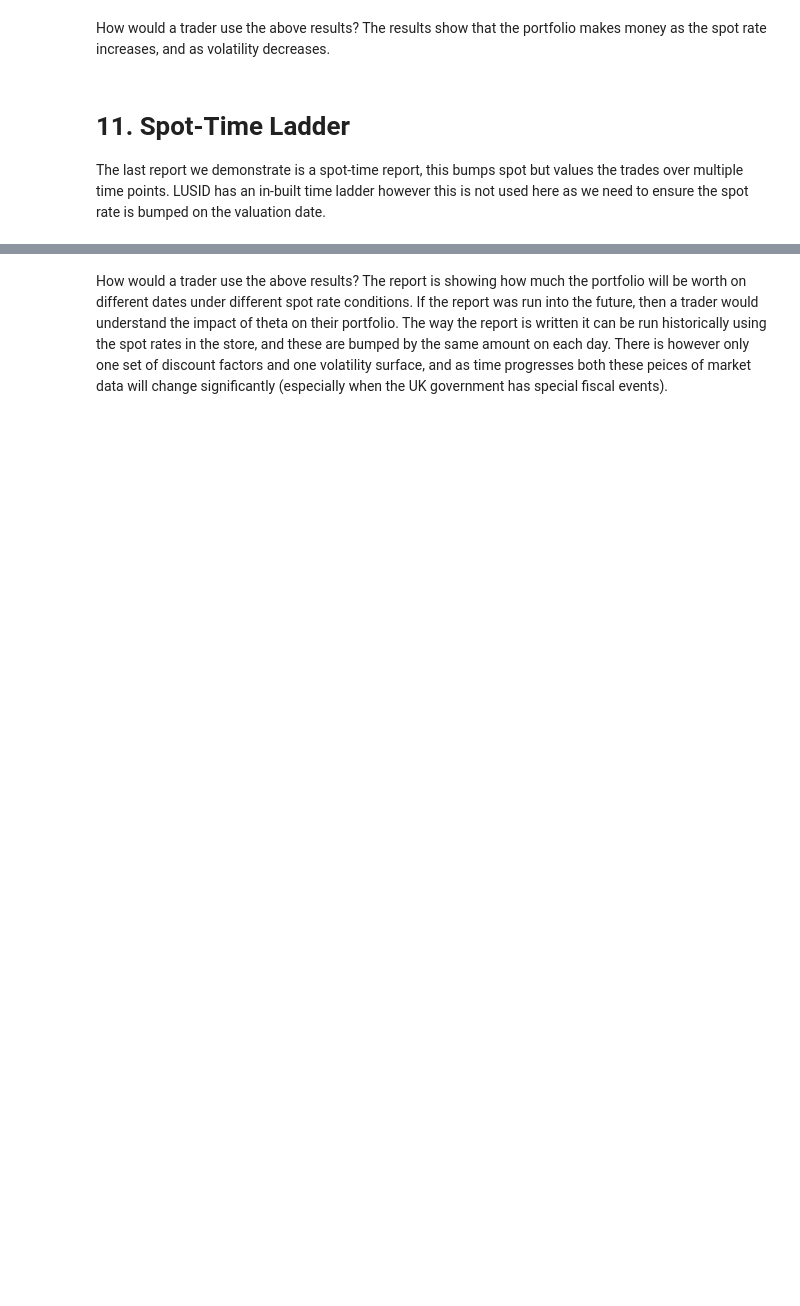
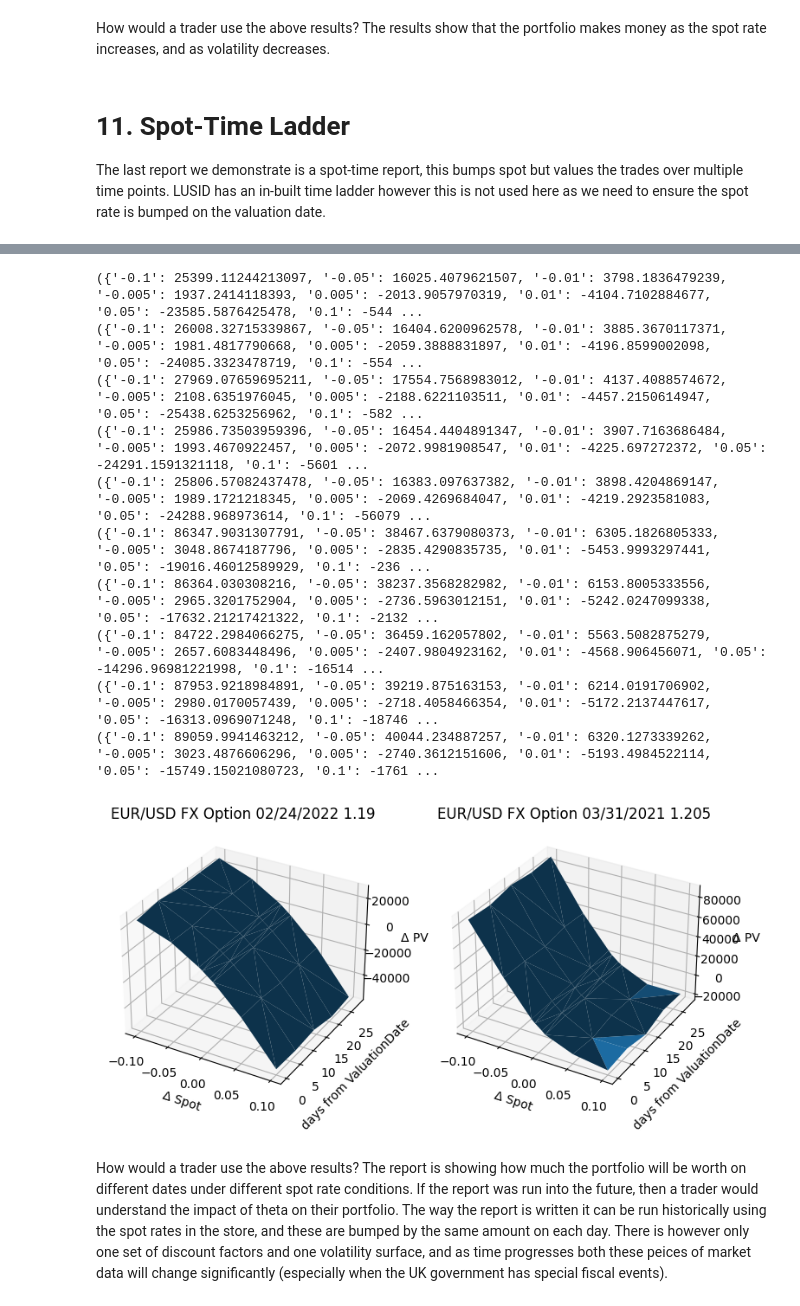
Before and after one commit to peturparkur-fbn/sample-notebooks, a Jupyter notebook: examples/use-cases/instruments/FX Option Vanilla Risk Ladders.ipynb, the cells around one changed output, grey strips where cells are left out. Saved outputs shown, nothing was run; the diff lists cells and outputs as text; code cells hidden in the pictures; blank space fills up the shorter version.

```diff
--- a/examples/use-cases/instruments/FX Option Vanilla Risk Ladders.ipynb
+++ b/examples/use-cases/instruments/FX Option Vanilla Risk Ladders.ipynb
@@ -1150,0 +1214,28 @@ display(valuation)
+# %%
+delta = '\u0394'
+val_df = run_valuation([calculation_date + timedelta(days = i * 7) for i in range(5)], portfolio_code, group_by_portfolio=False, additional_keys=[lm.AggregateSpec("Risk/Fx/Difference/Ladder", "Value")])
+valuation = restools.parse_df_resultvalues(post_process(val_df))
+display(valuation)
+
+fig = plt.figure(figsize =(14, 9))
+n = len(valuation) # num rows
+m: int = len(valuation["InstrumentName"].unique()) # num columns
+
+# plotting by grouping on InstrumentName
+for i, (k, df) in enumerate(valuation.groupby(by="InstrumentName")):
+
+    curves: list[restools.Result1D] = [list(x.values())[0] for x in df["Risk/Fx/Difference/Ladder"].values]
+
+    x: np.ndarray = np.array([[float(x) for x in crv.values.keys()] for crv in curves]).ravel() # np.ndarray[float]
+    y: np.ndarray = [(x - calculation_date).days for x in df["ValuationDate"]] * len(curves[0].values) # np.ndarray[datetime]
+    z: list[float] = np.array([list(crv.values.values()) for crv in curves]).ravel() # np.ndarray[restools.Result0D]
+
+    ax = fig.add_subplot(1, 1 + m, i + 1, projection="3d")
+    ax.plot_trisurf(x, y, z)
+    ax.set_title(f"{k}")
+    ax.set_xlabel(f"{delta} Spot")
+    ax.set_ylabel("days from ValuationDate")
+    ax.set_zlabel(f"{delta} PV")
+
+    pass
+# %% [output]
@@ -1151,2 +1253,13 @@ display(valuation)
+({'-0.1': 25399.11244213097, '-0.05': 16025.4079621507, '-0.01': 3798.1836479239, '-0.005': 1937.2414118393, '0.005': -2013.9057970319, '0.01': -4104.7102884677, '0.05': -23585.5876425478, '0.1': -544 ...
+({'-0.1': 26008.32715339867, '-0.05': 16404.6200962578, '-0.01': 3885.3670117371, '-0.005': 1981.4817790668, '0.005': -2059.3888831897, '0.01': -4196.8599002098, '0.05': -24085.3323478719, '0.1': -554 ...
+({'-0.1': 27969.07659695211, '-0.05': 17554.7568983012, '-0.01': 4137.4088574672, '-0.005': 2108.6351976045, '0.005': -2188.6221103511, '0.01': -4457.2150614947, '0.05': -25438.6253256962, '0.1': -582 ...
+({'-0.1': 25986.73503959396, '-0.05': 16454.4404891347, '-0.01': 3907.7163686484, '-0.005': 1993.4670922457, '0.005': -2072.9981908547, '0.01': -4225.697272372, '0.05': -24291.1591321118, '0.1': -5601 ...
+({'-0.1': 25806.57082437478, '-0.05': 16383.097637382, '-0.01': 3898.4204869147, '-0.005': 1989.1721218345, '0.005': -2069.4269684047, '0.01': -4219.2923581083, '0.05': -24288.968973614, '0.1': -56079 ...
+({'-0.1': 86347.9031307791, '-0.05': 38467.6379080373, '-0.01': 6305.1826805333, '-0.005': 3048.8674187796, '0.005': -2835.4290835735, '0.01': -5453.9993297441, '0.05': -19016.46012589929, '0.1': -236 ...
+({'-0.1': 86364.030308216, '-0.05': 38237.3568282982, '-0.01': 6153.8005333556, '-0.005': 2965.3201752904, '0.005': -2736.5963012151, '0.01': -5242.0247099338, '0.05': -17632.21217421322, '0.1': -2132 ...
+({'-0.1': 84722.2984066275, '-0.05': 36459.162057802, '-0.01': 5563.5082875279, '-0.005': 2657.6083448496, '0.005': -2407.9804923162, '0.01': -4568.906456071, '0.05': -14296.96981221998, '0.1': -16514 ...
+({'-0.1': 87953.9218984891, '-0.05': 39219.875163153, '-0.01': 6214.0191706902, '-0.005': 2980.0170057439, '0.005': -2718.4058466354, '0.01': -5172.2137447617, '0.05': -16313.0969071248, '0.1': -18746 ...
+({'-0.1': 89059.9941463212, '-0.05': 40044.234887257, '-0.01': 6320.1273339262, '-0.005': 3023.4876606296, '0.005': -2740.3612151606, '0.01': -5193.4984522114, '0.05': -15749.15021080723, '0.1': -1761 ...
+[figure, added]
 # %% [markdown]
 How would a trader use the above results? The report is showing how much the portfolio will be worth on different dates under different spot rate conditions. If the report was run into the future, then a trader would understand the impact of theta on their portfolio. The way the report is written it can be run historically using the spot rates in the store, and these are bumped by the same amount on each day. There is however only one set of discount factors and one volatility surface, and as time progresses both these peices of market data will change significantly (especially when the UK government has special fiscal events).
```
Also changed, not shown: parts of 7 cells of this notebook.
